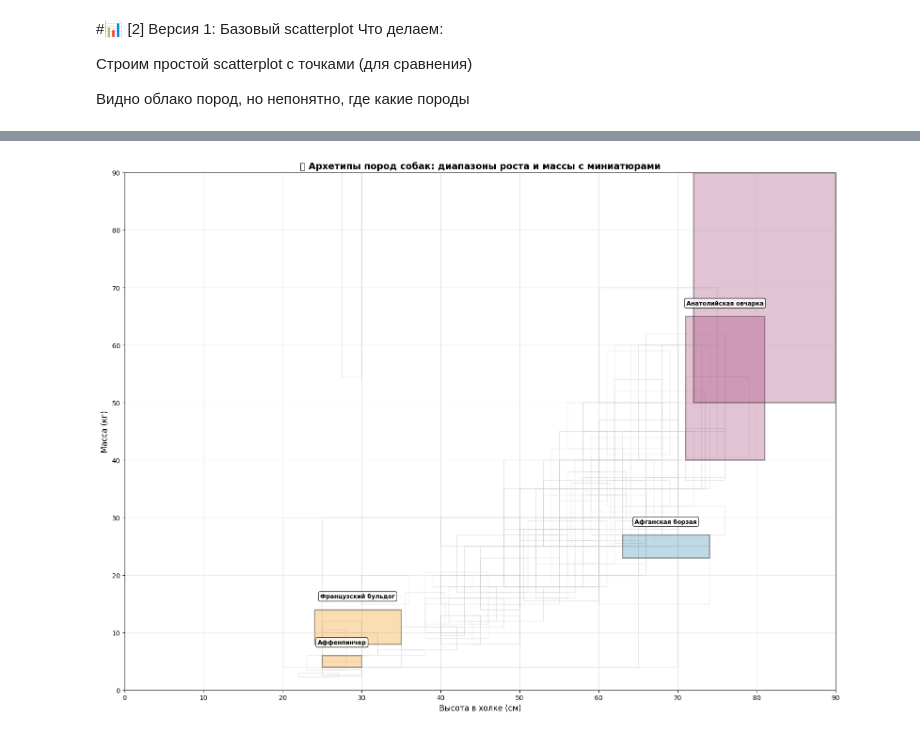
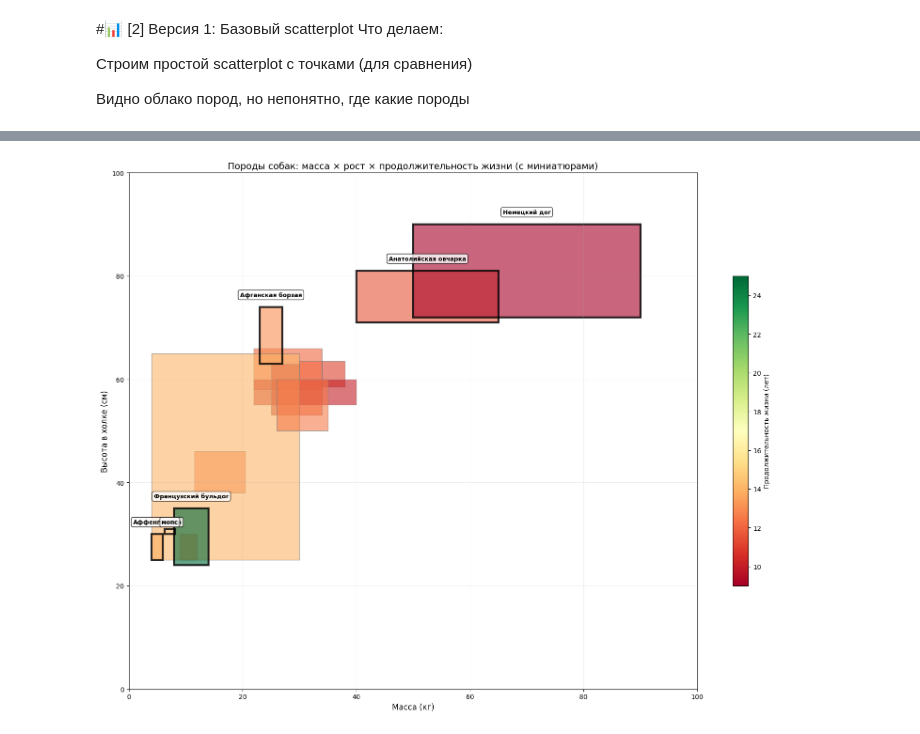
Before and after one commit to KiselevaStacy/python-ai--, a Jupyter notebook: notebooks/week3_dogs_scatter_height_mass.ipynb, the cells around one changed output, grey strips where cells are left out. Drawn from its saved outputs; the diff is of its cells as text; code cells hidden in the pictures.

```diff
--- a/notebooks/week3_dogs_scatter_height_mass.ipynb
+++ b/notebooks/week3_dogs_scatter_height_mass.ipynb
@@ -279,87 +315,86 @@ print(f"   - Выделено архетипов: 6 пород")
 # %%
-# Версия 3: Итоговый график с миниатюрами
-
 # Загружаем картинки
 df_images = pd.read_csv("data/dog_image.csv")
 
-# Словарь URL картинок
 image_urls = {}
-for breed in ['Афганская борзая', 'Немецкий дог', 'Анатолийская овчарка',
-              'мопс', 'Аффенпинчер', 'Французский бульдог']:
+for breed in df_life['dogBreed'].tolist():
     for idx, row in df_images.iterrows():
         breed_in_image = str(row.get('dogBreedLabel', ''))
         if breed.lower() in breed_in_image.lower():
             image_urls[breed] = row['image']
             break
 
-def load_image_from_url(url, zoom=0.12):
+def load_image_from_url(url, zoom=0.08):
     try:
         response = requests.get(url, timeout=10)
         if response.status_code == 200:
             img = plt.imread(BytesIO(response.content))
             return OffsetImage(img, zoom=zoom)
     except:
         return None
     return None
 
-# Финальный график
 fig, ax = plt.subplots(figsize=(16, 12))
 
-# Серые прямоугольники для всех пород
-for _, row in df_ranges_clean.iterrows():
-    width = row['height_max'] - row['height_min']
-    height = row['mass_max'] - row['mass_min']
-    if width > 0 and height > 0:
+# Прямоугольники с цветом жизни (как в версии 2)
+for _, row in df_life.iterrows():
+    mass_w = row['mass_max'] - row['mass_min']
+    height_h = row['height_max'] - row['height_min']
+    if mass_w > 0 and height_h > 0:
+        color = cmap(norm(row['lifeExpectancy']))
         rect = plt.Rectangle(
-            (row['height_min'], row['mass_min']),
-            width, height,
-            fill=False, edgecolor='lightgray', linewidth=1, alpha=0.5
+            (row['mass_min'], row['height_min']),
+            max(mass_w, 0.5), max(height_h, 0.5),
+            fill=True, facecolor=color, edgecolor='gray',
+            alpha=0.6, linewidth=1
         )
         ax.add_patch(rect)
 
-# Цветные прямоугольники и картинки для архетипов
+# Архетипы с картинками
 for group, breeds in archetypes.items():
-    group_data = df_ranges_clean[df_ranges_clean['dogBreed'].isin(breeds)]
+    group_data = df_life[df_life['dogBreed'].isin(breeds)]
     for _, row in group_data.iterrows():
-        width = row['height_max'] - row['height_min']
-        height = row['mass_max'] - row['mass_min']
+        mass_w = row['mass_max'] - row['mass_min']
+        height_h = row['height_max'] - row['height_min']
 
-        if width > 0 and height > 0:
-            rect = plt.Rectangle(
-                (row['height_min'], row['mass_min']),
-                width, height,
-                fill=True, facecolor=colors[group], edgecolor='black',
-                linewidth=2, alpha=0.3
-            )
-            ax.add_patch(rect)
+        # Чёрная обводка
+        rect = plt.Rectangle(
+            (row['mass_min'], row['height_min']),
+            max(mass_w, 1), max(height_h, 1),
+            fill=False, edgecolor='black', linewidth=3, alpha=0.8
+        )
+        ax.add_patch(rect)
 
-            center_x = row['height_min'] + width / 2
-            center_y = row['mass_min'] + height / 2
+        # Подпись
+        center_x = row['mass_min'] + max(mass_w, 1) / 2
+        center_y = row['height_min'] + max(height_h, 1) / 2
+        ax.annotate(row['dogBreed_ru'],
+                   (center_x, row['height_max'] + 2),
+                   ha='center', fontsize=9, weight='bold',
+                   bbox=dict(boxstyle='round,pad=0.3', facecolor='white', alpha=0.8))
 
-            ax.annotate(row['dogBreed'],
-                       (center_x, row['mass_max'] + 2),
-                       ha='center', fontsize=9, weight='bold',
-                       bbox=dict(boxstyle='round,pad=0.3', facecolor='white', alpha=0.8))
+        # Картинка
+        if row['dogBreed'] in image_urls:
+            img = load_image_from_url(image_urls[row['dogBreed']], zoom=0.09)
+            if img:
+                ab = AnnotationBbox(img, (center_x, center_y), frameon=False)
+                ax.add_artist(ab)
 
-            if row['dogBreed'] in image_urls:
-                img = load_image_from_url(image_urls[row['dogBreed']], zoom=0.12)
-                if img:
-                    ab = AnnotationBbox(img, (center_x, center_y), frameon=False)
-                    ax.add_artist(ab)
-
-ax.set_xlabel('Высота в холке (см)', fontsize=12)
-ax.set_ylabel('Масса (кг)', fontsize=12)
-ax.set_title('🐕 Архетипы пород собак: диапазоны роста и массы с миниатюрами', fontsize=14, fontweight='bold')
-ax.grid(True, alpha=0.3)
-ax.set_xlim(0, 90)
-ax.set_ylim(0, 90)
+cbar = plt.colorbar(sm, ax=ax, label='Продолжительность жизни (лет)', shrink=0.6)
+ax.set_xlabel('Масса (кг)', fontsize=12)
+ax.set_ylabel('Высота в холке (см)', fontsize=12)
+ax.set_title('Породы собак: масса × рост × продолжительность жизни (с миниатюрами)', fontsize=14)
+ax.grid(True, alpha=0.2)
+ax.set_xlim(0, 100)
+ax.set_ylim(0, 100)
 
 plt.tight_layout()
 plt.show()
 
-print(f"\n📊 Финальная статистика:")
-print(f"   - Всего пород на графике: {len(df_ranges_clean)}")
-print(f"   - Выделено архетипов: 6 пород")
-print(f"   - Добавлено миниатюр: {len(image_urls)} из 6")
+print(f"📊 Статистика:")
+print(f"   - Всего пород на графике: {len(df_clean)}")
+print(f"   - Породы с известной продолжительностью жизни: {len(df_life)}")
+print(f"   - Добавлено миниатюр: {len(image_urls)}")
+print(f"   - Цветовая шкала: {life_min:.1f} (красный) → {life_max:.1f} (зелёный) лет")
 # %% [output]
-[figure, old version]
+[figure, new version]
```
Also changed, not shown: parts of 15 cells of this notebook.
